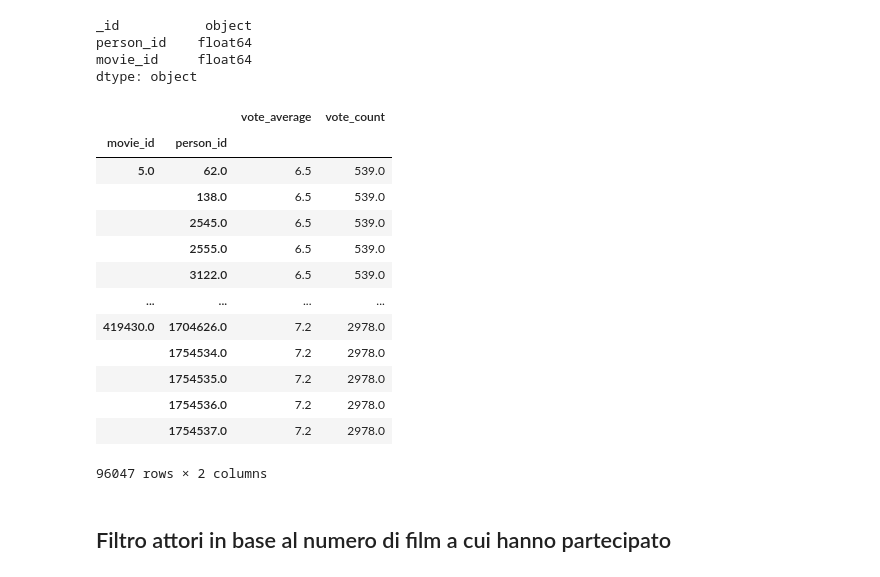
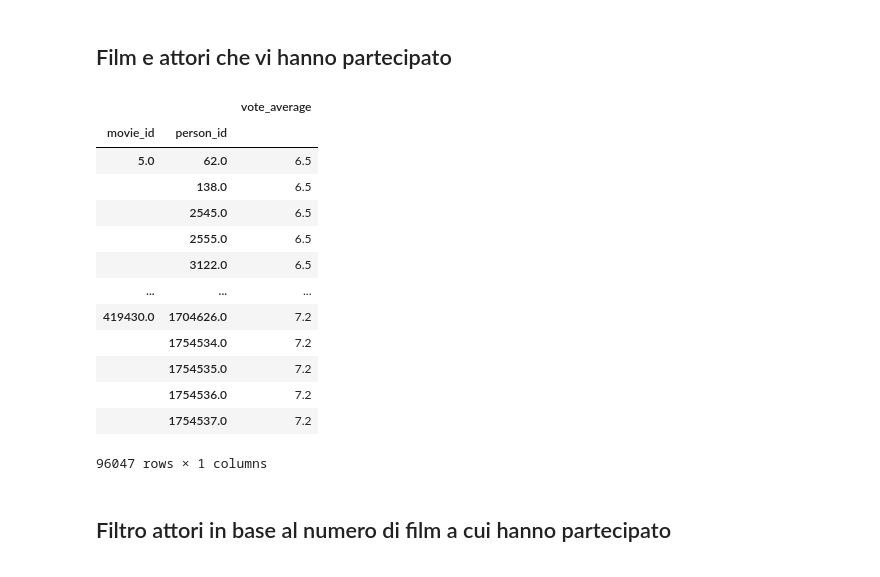
Before and after one commit to Janluke0/DSBDA-Project, a Jupyter notebook: Hypotheses/Hp4_Migliori_Film_Bravi_Attori.ipynb, the cells around one changed output. Drawn from its saved outputs; the diff is of its cells as text; code cells hidden in the pictures.

```diff
--- a/Hypotheses/Hp4_Migliori_Film_Bravi_Attori.ipynb
+++ b/Hypotheses/Hp4_Migliori_Film_Bravi_Attori.ipynb
@@ -10,7 +12,8 @@ metadata_coll = db.metadata
 # %%
+num_votazioni = 250
 movie_rates_df = pd.DataFrame(metadata_coll.find({},{'_id':'_id', 'vote_average':'vote_average','vote_count':'vote_count'}))
 movie_rates_df = movie_rates_df.rename(columns={'_id':'movie_id'})
-movie_rates_df = movie_rates_df.loc[movie_rates_df['vote_count'] >= 250]
+movie_rates_df = movie_rates_df.loc[movie_rates_df['vote_count'] >= num_votazioni]
 movie_rates_df
 # %% [output]
 |  | movie_id | vote_average | vote_count |
@@ -28,12 +31 @@ movie_rates_df
 3429 rows × 3 columns
-# %%
-import re
-movie_rates_df.head()
-movie_rates_df.dtypes
-movie_ids_series = movie_rates_df['movie_id']
-for index,value in movie_ids_series.items():
-    new_value = ''.join(re.findall("\d+", value))
-    movie_ids_series[index] = new_value
-
-movie_rates_df['movie_id'] = movie_rates_df['movie_id'].astype(float)
-movie_rates_df.dtypes
@@ -67,32 +48,25 @@ cast_df = pd.DataFrame(cast_coll.find({},{'movie_id':'movie_id', 'person_id':'pe
-# %%
-
-#cast_df = cast_df.set_index('movie_id')
-cast_df.dtypes
-# %% [output]
-_id           object
-person_id    float64
-movie_id     float64
-dtype: object
+# %% [markdown]
+## Film e attori che vi hanno partecipato
 # %%
-movies_actor_df = pd.merge(cast_df,movie_rates_df)
-movies_actor_df = movies_actor_df.drop(columns='_id')
+movies_actor_df = pd.merge(cast_df,movie_rates_df, on='movie_id')
+movies_actor_df = movies_actor_df.drop(columns=['_id','vote_count'])
 tmp1 = movies_actor_df.groupby(['movie_id','person_id'])
 tmp1.first()
 # %% [output]
-|  |  | vote_average | vote_count |
-| movie_id | person_id |  |  |
-| 5.0 | 62.0 | 6.5 | 539.0 |
-|  | 138.0 | 6.5 | 539.0 |
-|  | 2545.0 | 6.5 | 539.0 |
-|  | 2555.0 | 6.5 | 539.0 |
-|  | 3122.0 | 6.5 | 539.0 |
-| ... | ... | ... | ... |
-| 419430.0 | 1704626.0 | 7.2 | 2978.0 |
-|  | 1754534.0 | 7.2 | 2978.0 |
-|  | 1754535.0 | 7.2 | 2978.0 |
-|  | 1754536.0 | 7.2 | 2978.0 |
-|  | 1754537.0 | 7.2 | 2978.0 |
+|  |  | vote_average |
+| movie_id | person_id |  |
+| 5.0 | 62.0 | 6.5 |
+|  | 138.0 | 6.5 |
+|  | 2545.0 | 6.5 |
+|  | 2555.0 | 6.5 |
+|  | 3122.0 | 6.5 |
+| ... | ... | ... |
+| 419430.0 | 1704626.0 | 7.2 |
+|  | 1754534.0 | 7.2 |
+|  | 1754535.0 | 7.2 |
+|  | 1754536.0 | 7.2 |
+|  | 1754537.0 | 7.2 |
-96047 rows × 2 columns
+96047 rows × 1 columns
 # %% [markdown]
 ## Filtro attori in base al numero di film a cui hanno partecipato
 # %%
```
Also changed, not shown: parts of 16 cells of this notebook.
